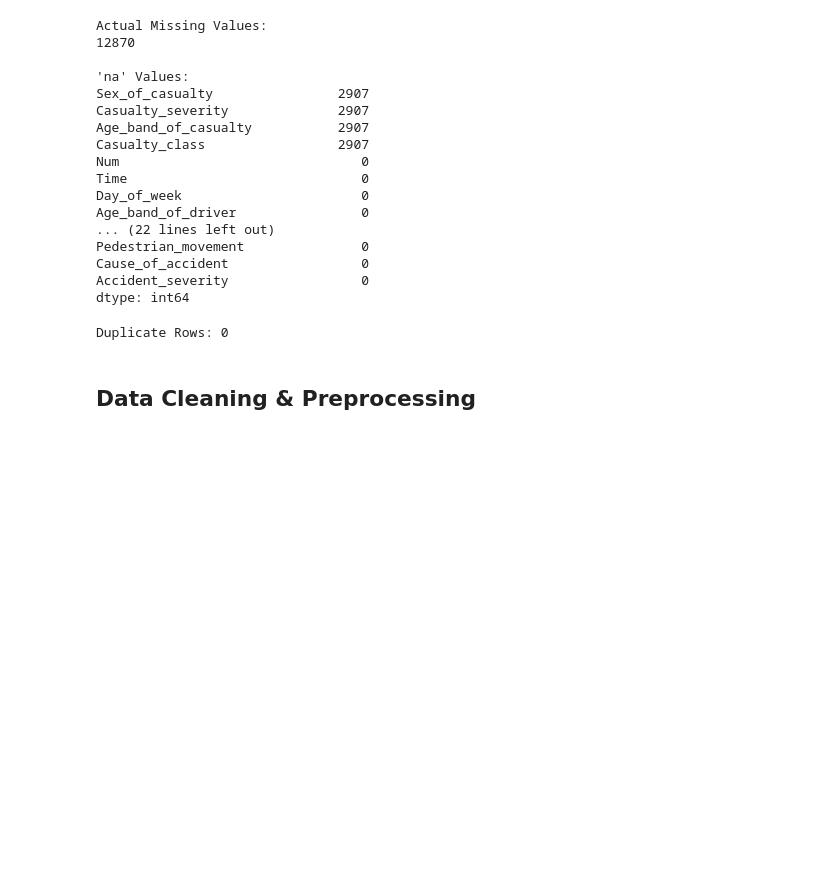
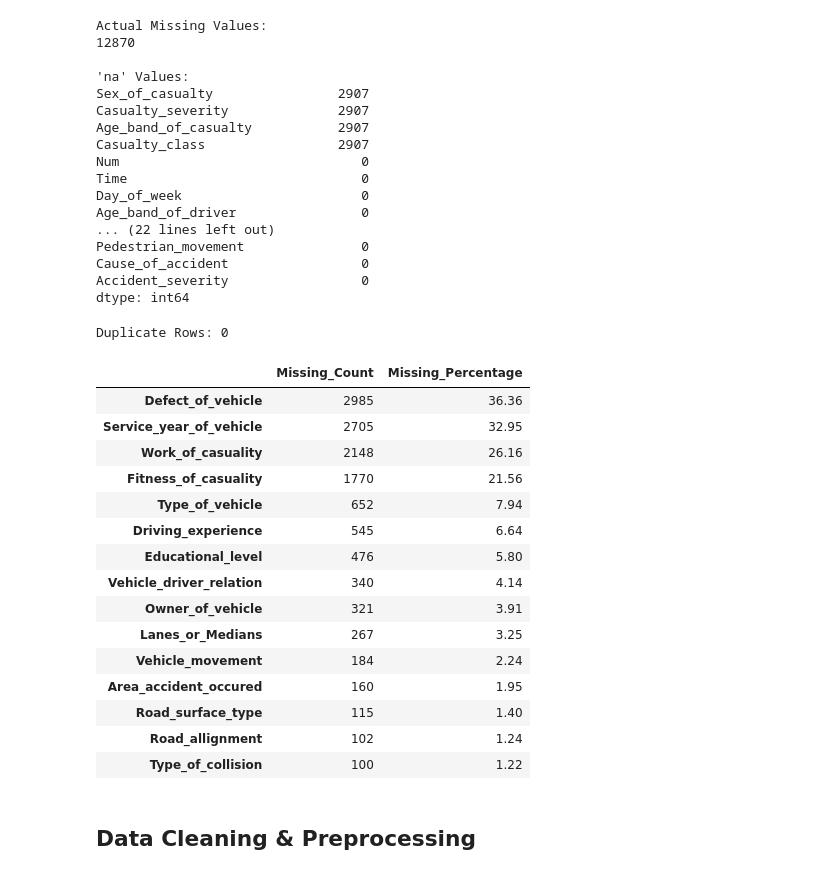
Before and after one commit to mdraihanmostafa746-coder/Road-Accident-Project, a Jupyter notebook: notebooks/road_accident_analysis.ipynb, the cells around one changed output. Drawn from its saved outputs; the diff is of its cells as text; code cells hidden in the pictures; blank space fills up the shorter version.

```diff
--- a/notebooks/road_accident_analysis.ipynb
+++ b/notebooks/road_accident_analysis.ipynb
@@ -170,6 +170,36 @@ dtype: int64
 print("Duplicate Rows:", df.duplicated().sum())
 # %% [output]
 Duplicate Rows: 0
+# %%
+# 1. Missing value summary
+missing_summary = pd.DataFrame({
+    "Missing_Count": df.isnull().sum(),
+    "Missing_Percentage": (df.isnull().mean() * 100).round(2)
+})
+
+missing_summary = missing_summary.sort_values(
+    by="Missing_Percentage",
+    ascending=False
+)
+
+display(missing_summary[missing_summary["Missing_Count"] > 0])
+# %% [output]
+|  | Missing_Count | Missing_Percentage |
+| Defect_of_vehicle | 2985 | 36.36 |
+| Service_year_of_vehicle | 2705 | 32.95 |
+| Work_of_casuality | 2148 | 26.16 |
+| Fitness_of_casuality | 1770 | 21.56 |
+| Type_of_vehicle | 652 | 7.94 |
+| Driving_experience | 545 | 6.64 |
+| Educational_level | 476 | 5.80 |
+| Vehicle_driver_relation | 340 | 4.14 |
+| Owner_of_vehicle | 321 | 3.91 |
+| Lanes_or_Medians | 267 | 3.25 |
+| Vehicle_movement | 184 | 2.24 |
+| Area_accident_occured | 160 | 1.95 |
+| Road_surface_type | 115 | 1.40 |
+| Road_allignment | 102 | 1.24 |
+| Type_of_collision | 100 | 1.22 |
 # %% [markdown]
 ## Data Cleaning & Preprocessing
 # %%
```
Also changed, not shown: parts of 4 cells of this notebook.
